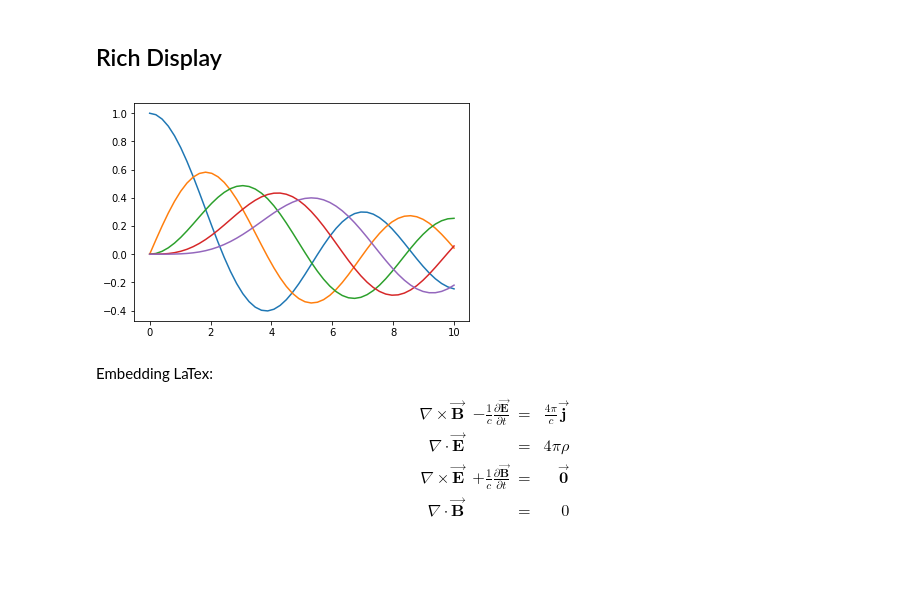
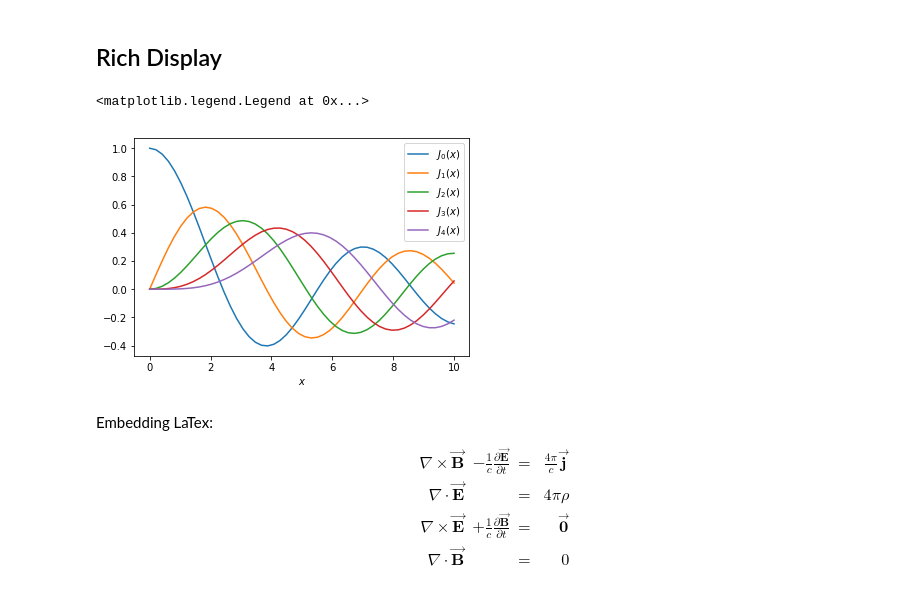
Before and after one commit to lardellin/didactic-bassoon, a Jupyter notebook: Introduction.ipynb, the cells around one changed output. Cells and saved outputs as stored; diff of their text form; code cells hidden in the pictures; blank space fills up the shorter version.

```diff
--- a/Introduction.ipynb
+++ b/Introduction.ipynb
@@ -201,9 +207,14 @@ from scipy.special import jn
 # %%
 x = np.linspace(0,10)
 for n in range(5):
-    plt.plot(x, jn(n,x))
+    plt.plot(x, jn(n,x), label = r'$J_{%i}\left(x\right)$'%n)
+
+plt.xlabel(r'$x$')
+plt.title('The first 5 Bessel functions')
+plt.legend()
 # %% [output]
+<matplotlib.legend.Legend at 0x...>
-[figure, old version]
+[figure, new version]
 # %% [markdown]
 Embedding LaTex:
 \begin{eqnarray}
```
Also changed, not shown: parts of 10 cells of this notebook.
